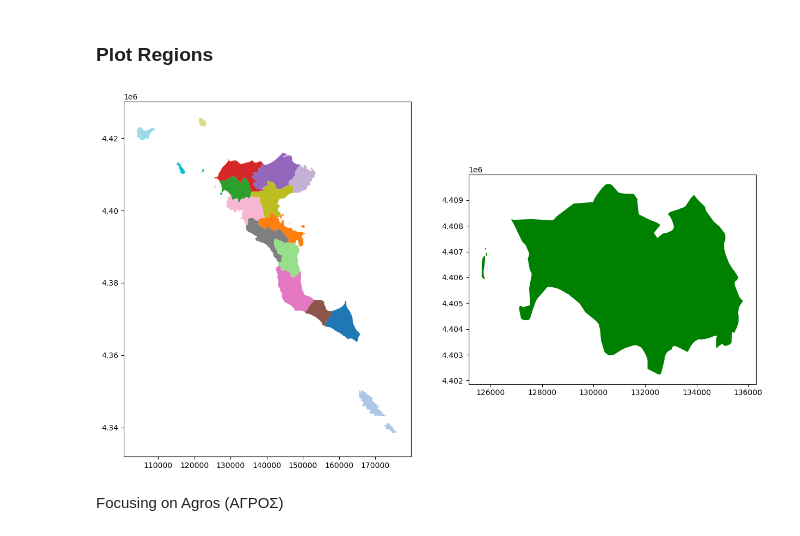
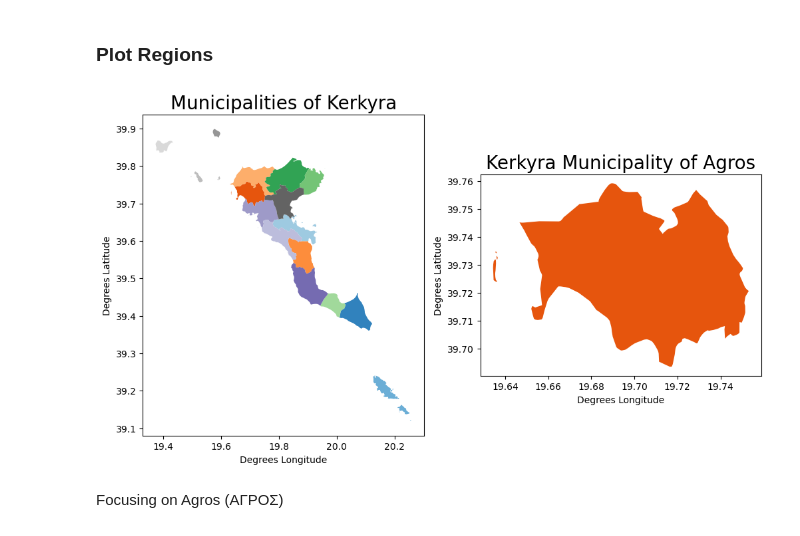
Before and after one commit to bobadams1/house_finder, a Jupyter notebook: code/02_Shoreline_Boundary.ipynb, the cells around one changed output. Cells and saved outputs as stored; diff of their text form; code cells hidden in the pictures.

Commit message:
additional imagery and readme updates.  model at 10 of 20

```diff
--- a/code/02_Shoreline_Boundary.ipynb
+++ b/code/02_Shoreline_Boundary.ipynb
@@ -215,11 +215,18 @@ AttributeError: 'NoneType' object has no attribute 'group'
 # %%
 import matplotlib.pyplot as plt
 # %%
-fig, ax = plt.subplots(1,2, figsize = (15,10))
-munis_c.plot(cmap = 'tab20', ax=ax[0])
-munis_c[munis_c['EDRA'] == 'ΑΓΡΟΣ'].plot(color = 'green', ax=ax[1]);
+fig, ax = plt.subplots(1,2, figsize = (12,8))
+ax[0].set_title('Municipalities of Kerkyra',size=20)
+ax[0].set_xlabel('Degrees Longitude')
+ax[0].set_ylabel('Degrees Latitude')
+munis_c.plot(cmap = 'tab20c', ax=ax[0])
+ax[1].set_title('Kerkyra Municipality of Agros', size = 20)
+ax[1].set_xlabel('Degrees Longitude')
+ax[1].set_ylabel('Degrees Latitude')
+munis_c[munis_c['EDRA'] == 'ΑΓΡΟΣ'].plot(color = '#e6550d', ax=ax[1]);
+plt.savefig('../images/geo_boundaries',dpi=200)
 # %% [output]
-[figure, old version]
+[figure, new version]
 # %% [markdown]
 Focusing on Agros (ΑΓΡΟΣ)
 # %%
```
Also changed, not shown: 2 other files.
